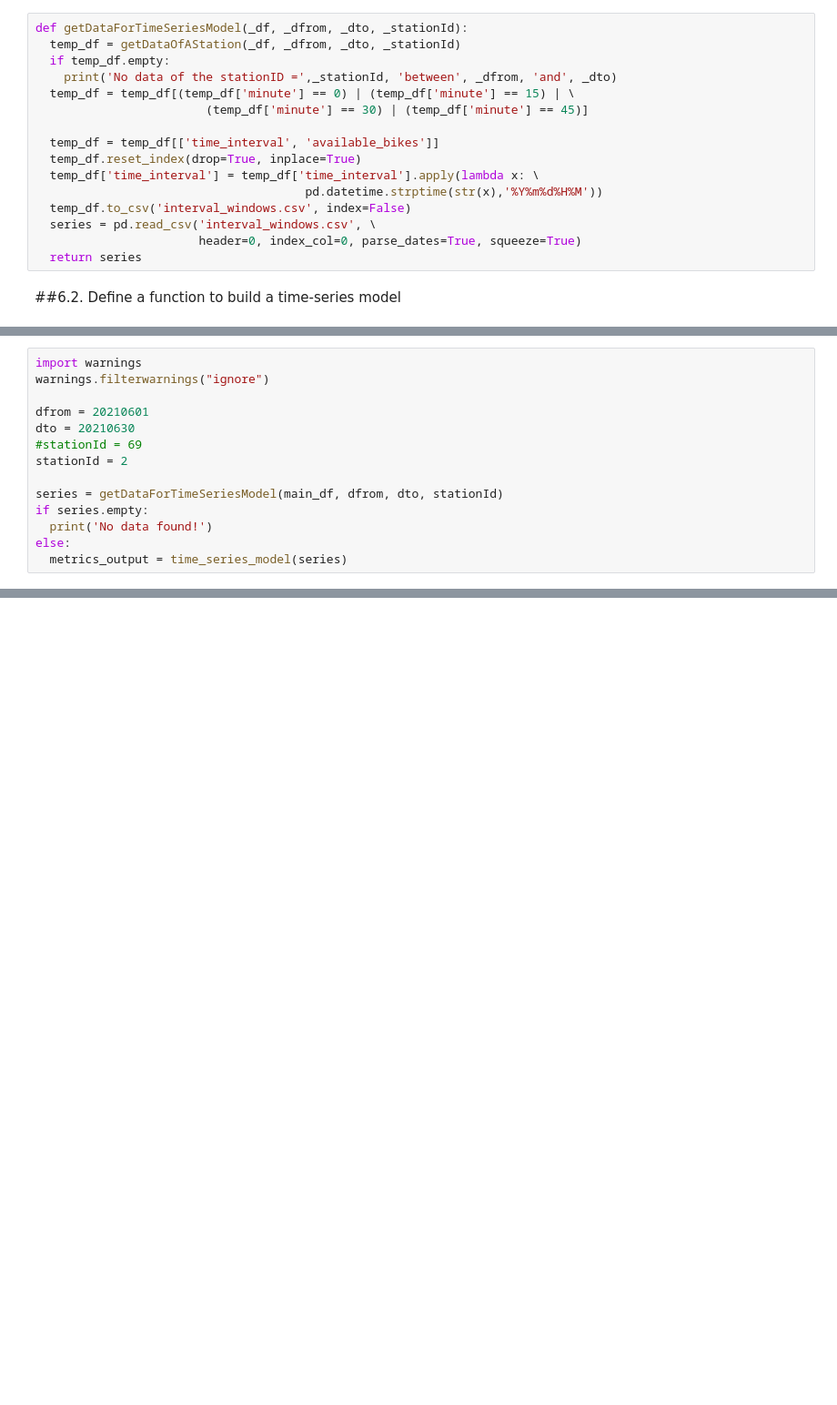
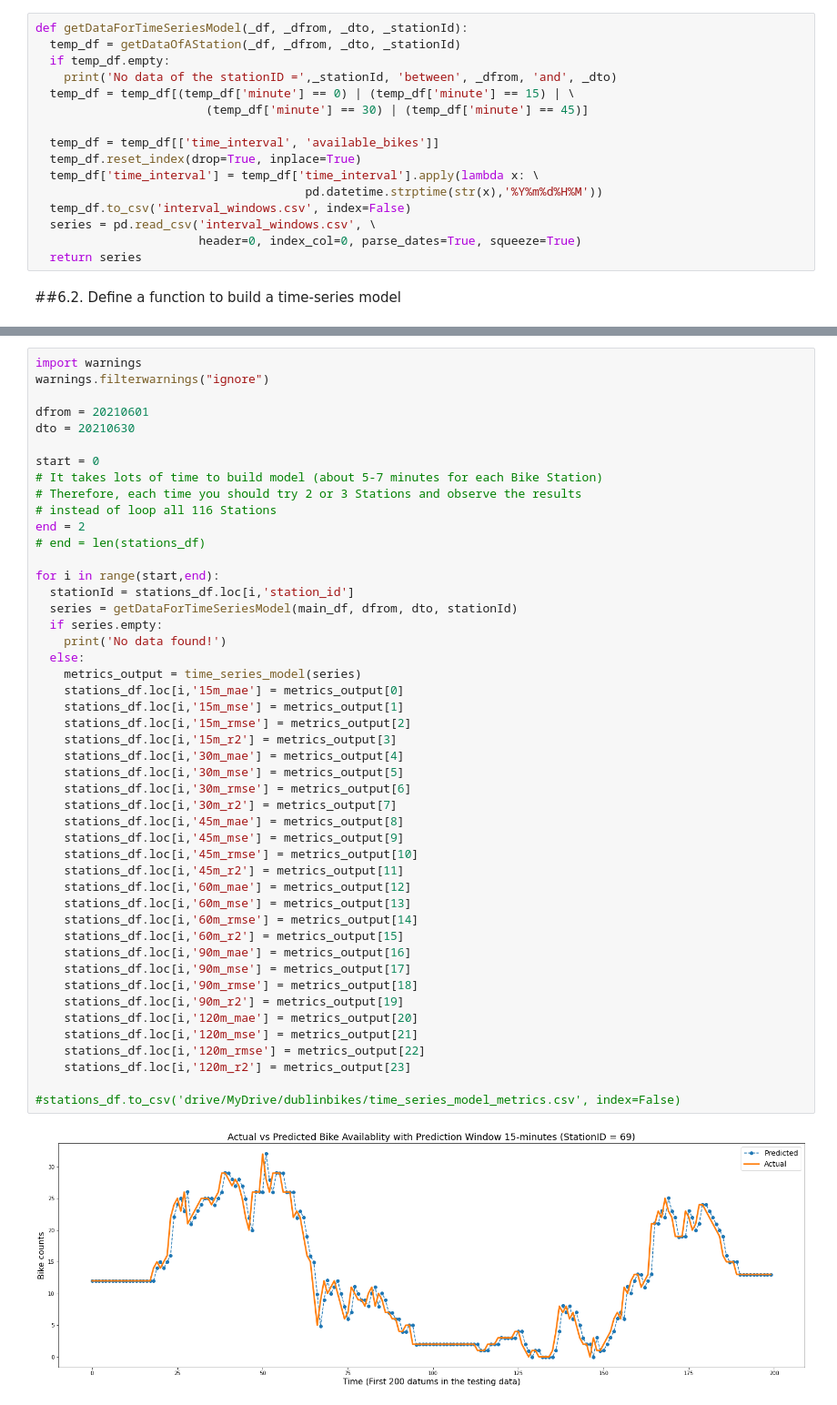
Before and after one commit to tienthanh21189/dublinbikes_predictive_modelling, a Jupyter notebook: single_station_model.ipynb, the cells around one changed output, grey strips where cells are left out. Shown at 91% size. Saved outputs shown, nothing was run; the diff lists cells and outputs as text; blank space fills up the shorter version.

```diff
--- a/single_station_model.ipynb
+++ b/single_station_model.ipynb
@@ -1091,14 +1078,0 @@ def time_series_model(_series):
-# %%
-import warnings
-warnings.filterwarnings("ignore")
-
-dfrom = 20210601
-dto = 20210630
-#stationId = 69
-stationId = 2
-
-series = getDataForTimeSeriesModel(main_df, dfrom, dto, stationId)
-if series.empty:
-  print('No data found!')
-else:
-  metrics_output = time_series_model(series)
@@ -1233,0 +1106,49 @@ Best ARIMA(2, 0, 2) MSE=1.901
+# %%
+import warnings
+warnings.filterwarnings("ignore")
+
+dfrom = 20210601
+dto = 20210630
+
+start = 0
+# It takes lots of time to build model (about 5-7 minutes for each Bike Station)
+# Therefore, each time you should try 2 or 3 Stations and observe the results
+# instead of loop all 116 Stations
+end = 2
+# end = len(stations_df)
+
+for i in range(start,end):
+  stationId = stations_df.loc[i,'station_id']
+  series = getDataForTimeSeriesModel(main_df, dfrom, dto, stationId)
+  if series.empty:
+    print('No data found!')
+  else:
+    metrics_output = time_series_model(series)
+    stations_df.loc[i,'15m_mae'] = metrics_output[0]
+    stations_df.loc[i,'15m_mse'] = metrics_output[1]
+    stations_df.loc[i,'15m_rmse'] = metrics_output[2]
+    stations_df.loc[i,'15m_r2'] = metrics_output[3]
+    stations_df.loc[i,'30m_mae'] = metrics_output[4]
+    stations_df.loc[i,'30m_mse'] = metrics_output[5]
+    stations_df.loc[i,'30m_rmse'] = metrics_output[6]
+    stations_df.loc[i,'30m_r2'] = metrics_output[7]
+    stations_df.loc[i,'45m_mae'] = metrics_output[8]
+    stations_df.loc[i,'45m_mse'] = metrics_output[9]
+    stations_df.loc[i,'45m_rmse'] = metrics_output[10]
+    stations_df.loc[i,'45m_r2'] = metrics_output[11]
+    stations_df.loc[i,'60m_mae'] = metrics_output[12]
+    stations_df.loc[i,'60m_mse'] = metrics_output[13]
+    stations_df.loc[i,'60m_rmse'] = metrics_output[14]
+    stations_df.loc[i,'60m_r2'] = metrics_output[15]
+    stations_df.loc[i,'90m_mae'] = metrics_output[16]
+    stations_df.loc[i,'90m_mse'] = metrics_output[17]
+    stations_df.loc[i,'90m_rmse'] = metrics_output[18]
+    stations_df.loc[i,'90m_r2'] = metrics_output[19]
+    stations_df.loc[i,'120m_mae'] = metrics_output[20]
+    stations_df.loc[i,'120m_mse'] = metrics_output[21]
+    stations_df.loc[i,'120m_rmse'] = metrics_output[22]
+    stations_df.loc[i,'120m_r2'] = metrics_output[23]
+
+#stations_df.to_csv('drive/MyDrive/dublinbikes/time_series_model_metrics.csv', index=False)
+# %% [output]
+[figure, added]
```
Also changed, not shown: parts of 19 cells of this notebook.
